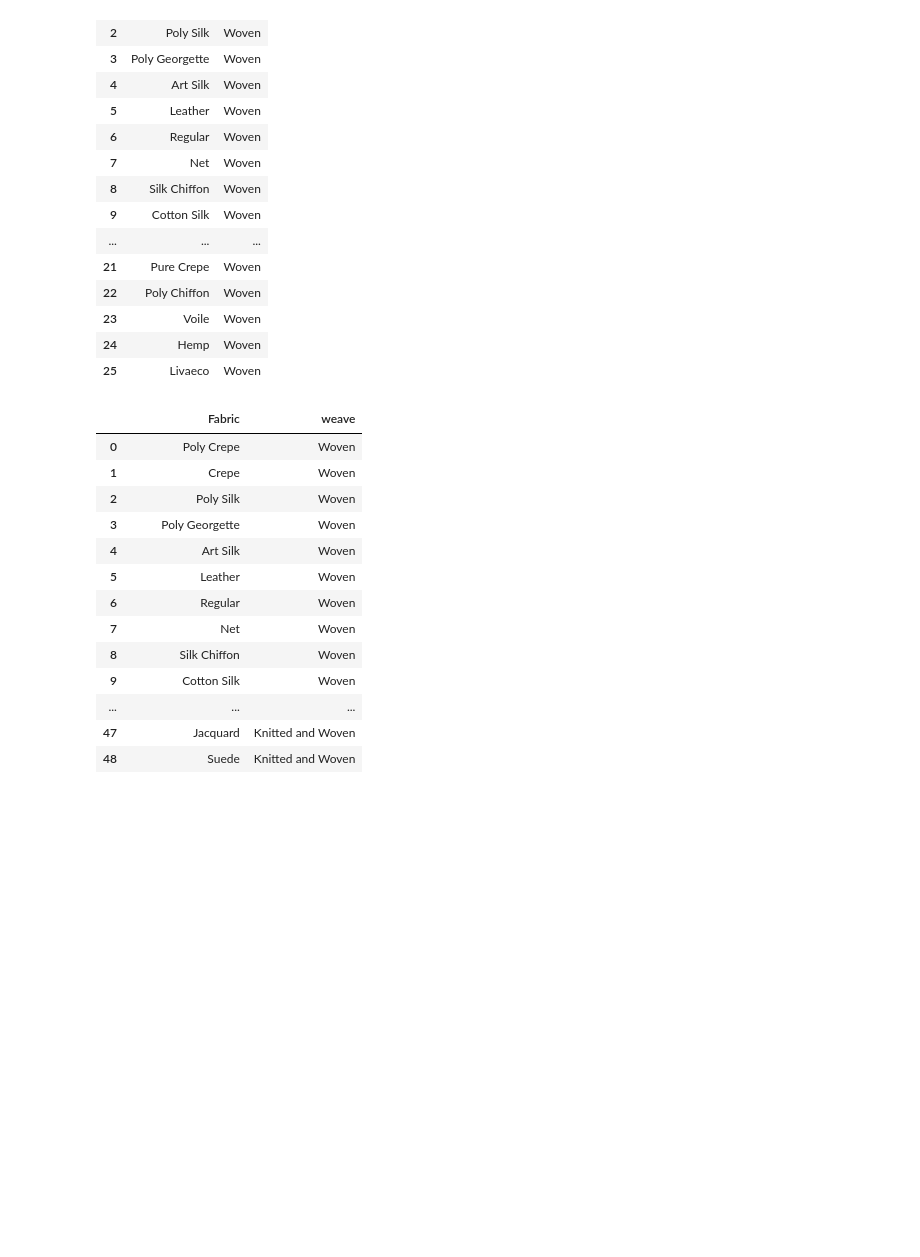
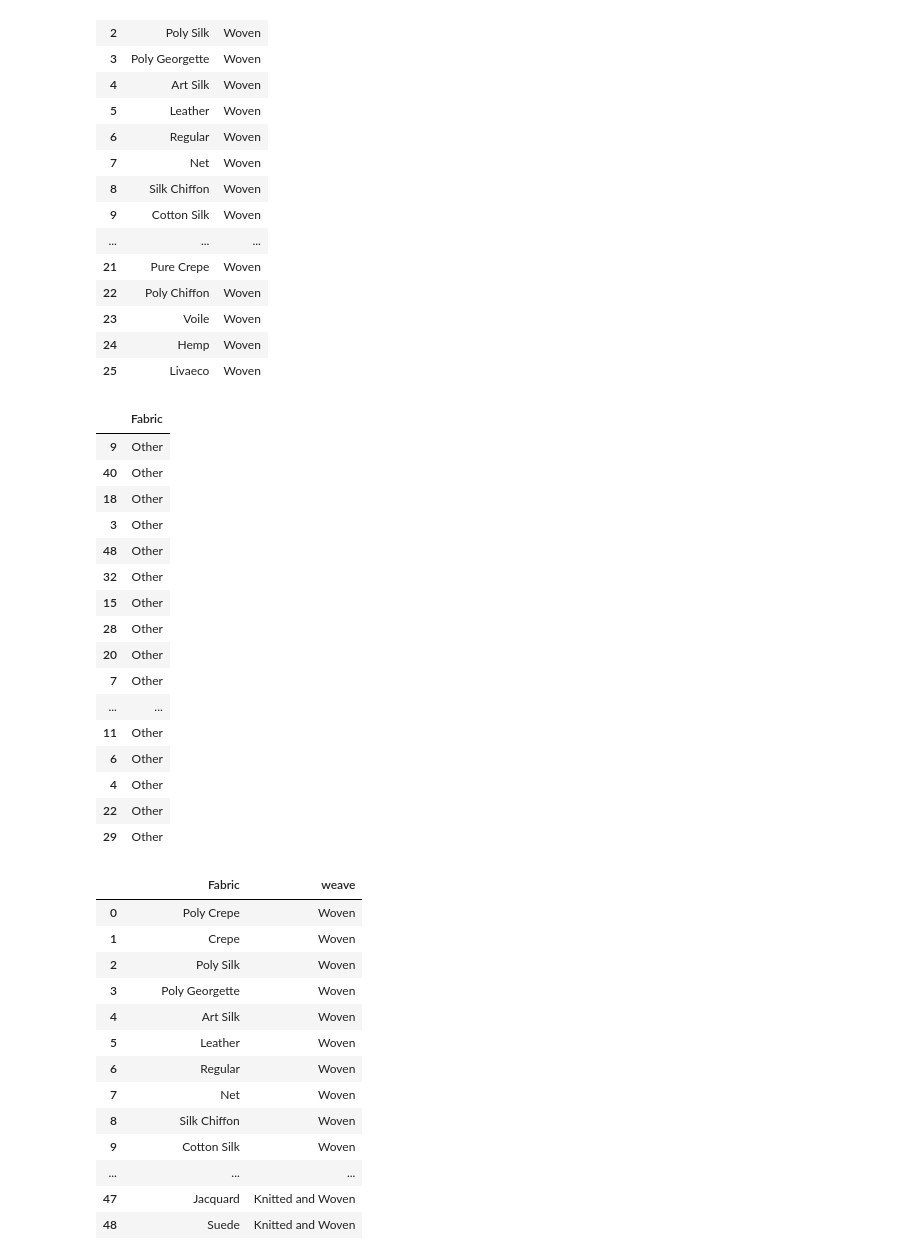
Before and after one commit to raccoonwithasword/big-data-assessment-2, a Jupyter notebook: Data Cleaning fashion_dataset 1.ipynb, the cells around one changed output. Drawn from its saved outputs; the diff is of its cells as text; code cells hidden in the pictures; blank space fills up the shorter version.

```diff
--- a/Data Cleaning fashion_dataset 1.ipynb
+++ b/Data Cleaning fashion_dataset 1.ipynb
@@ -483,3 +493,23 @@ fabrics_weave
+# %%
+woven_fabrics.loc[:,['']]
+# %% [output]
+|  | Fabric |
+| 9 | Other |
+| 40 | Other |
+| 18 | Other |
+| 3 | Other |
+| 48 | Other |
+| 32 | Other |
+| 15 | Other |
+| 28 | Other |
+| 20 | Other |
+| 7 | Other |
+| ... | ... |
+| 11 | Other |
+| 6 | Other |
+| 4 | Other |
+| 22 | Other |
+| 29 | Other |
 # %%
 fabric_weave_type = sqldf("select * from fabrics_weave union all select * from fabrics_knit union all select * from both_fabrics")
 fabric_weave_type
```
Also changed, not shown: parts of 29 cells of this notebook.
